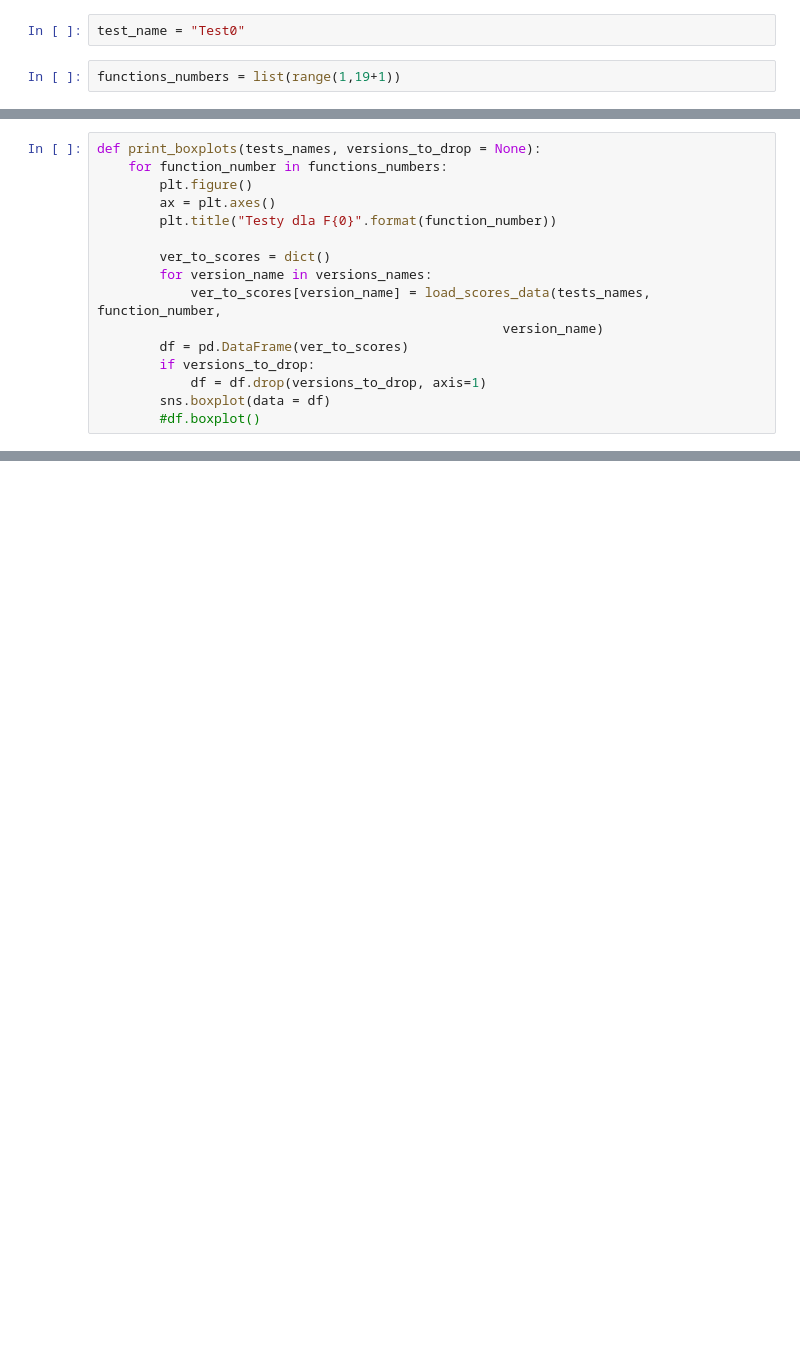
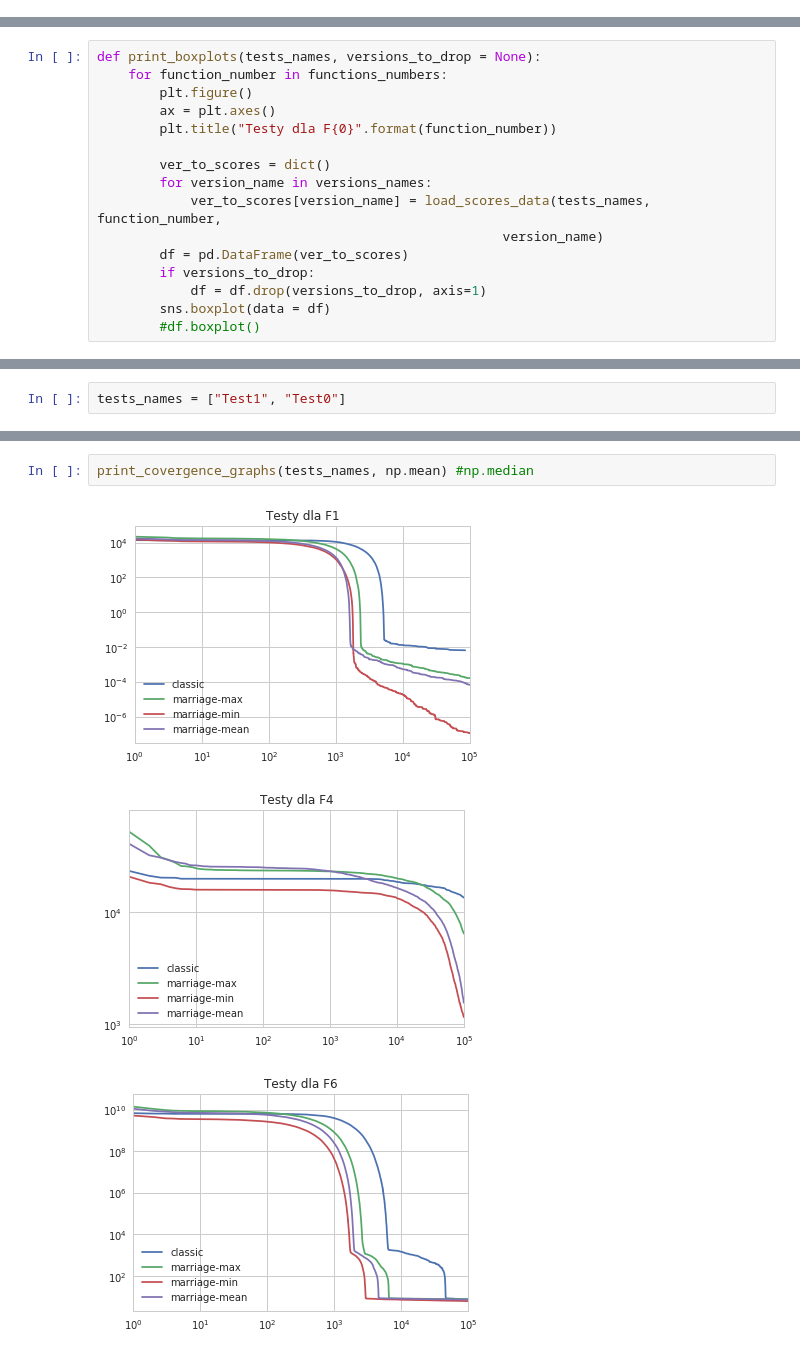
Before and after one commit to maciej3031/evolutionary_algorithm, a Jupyter notebook: Tests_analysis.ipynb, the cells around one changed output, grey strips where cells are left out. Saved outputs shown, nothing was run; the diff lists cells and outputs as text; blank space fills up the shorter version.

Commit message:
results from 1-12 of Test1

```diff
--- a/Tests_analysis.ipynb
+++ b/Tests_analysis.ipynb
@@ -15,7 +13,3 @@ sns.set(style="whitegrid")
-# %%
-test_name = "Test0"
-# %%
-functions_numbers = list(range(1,19+1))
 # %%
 versions_names = ["classic", "marriage-max", "marriage-min", "marriage-mean"]
 # %% [markdown]
@@ -302,0 +456,2 @@ print_boxplots(["Test0"], versions_to_drop=["classic"])
+# %%
+tests_names = ["Test1", "Test0"]
@@ -302,0 +513,6 @@ print_boxplots(["Test0"], versions_to_drop=["classic"])
+# %%
+print_covergence_graphs(tests_names, np.mean) #np.median
+# %% [output]
+[figure, added]
+[figure, added]
+[figure, added]
```
Also changed, not shown: parts of 42 cells of this notebook, 1 other file.
